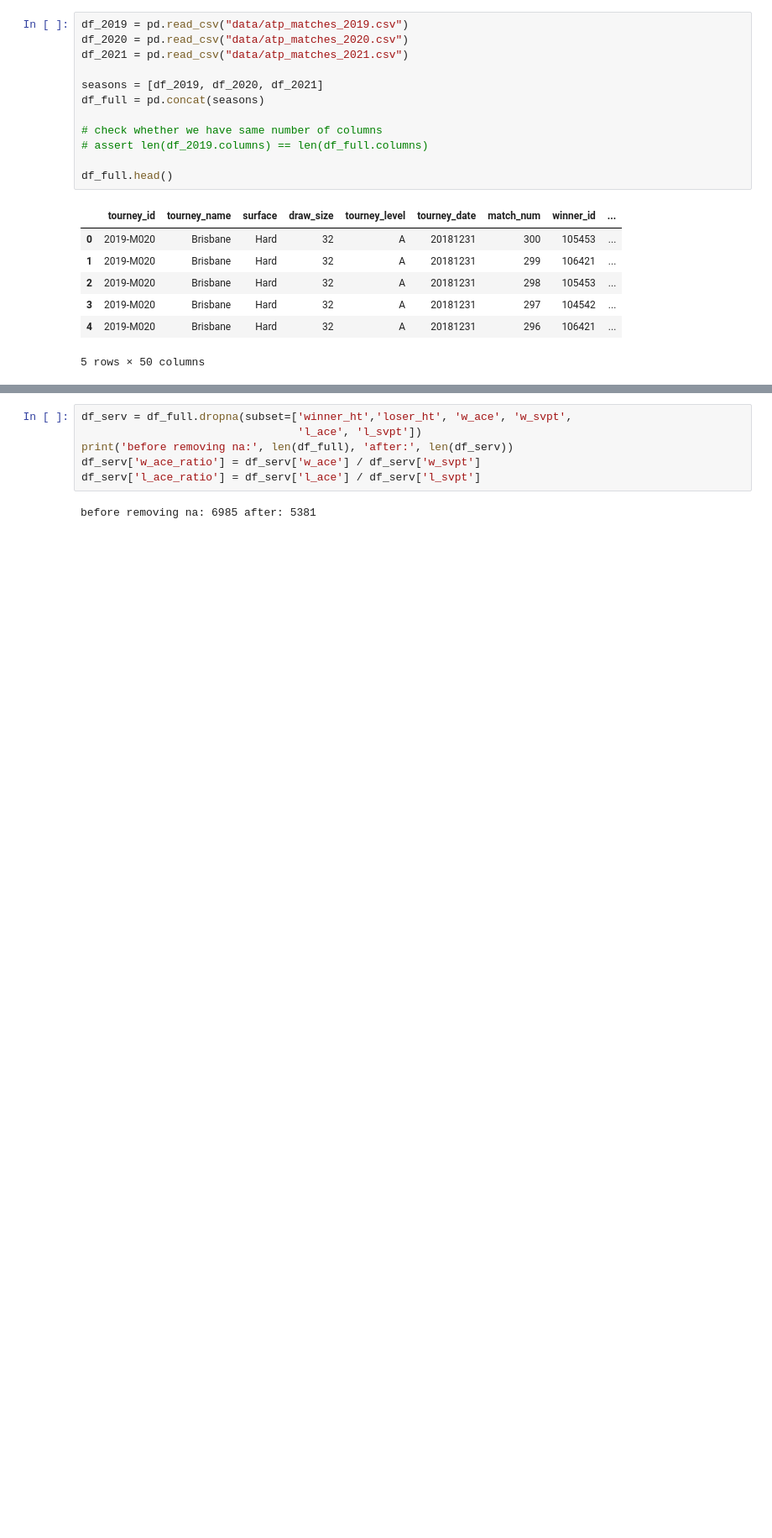
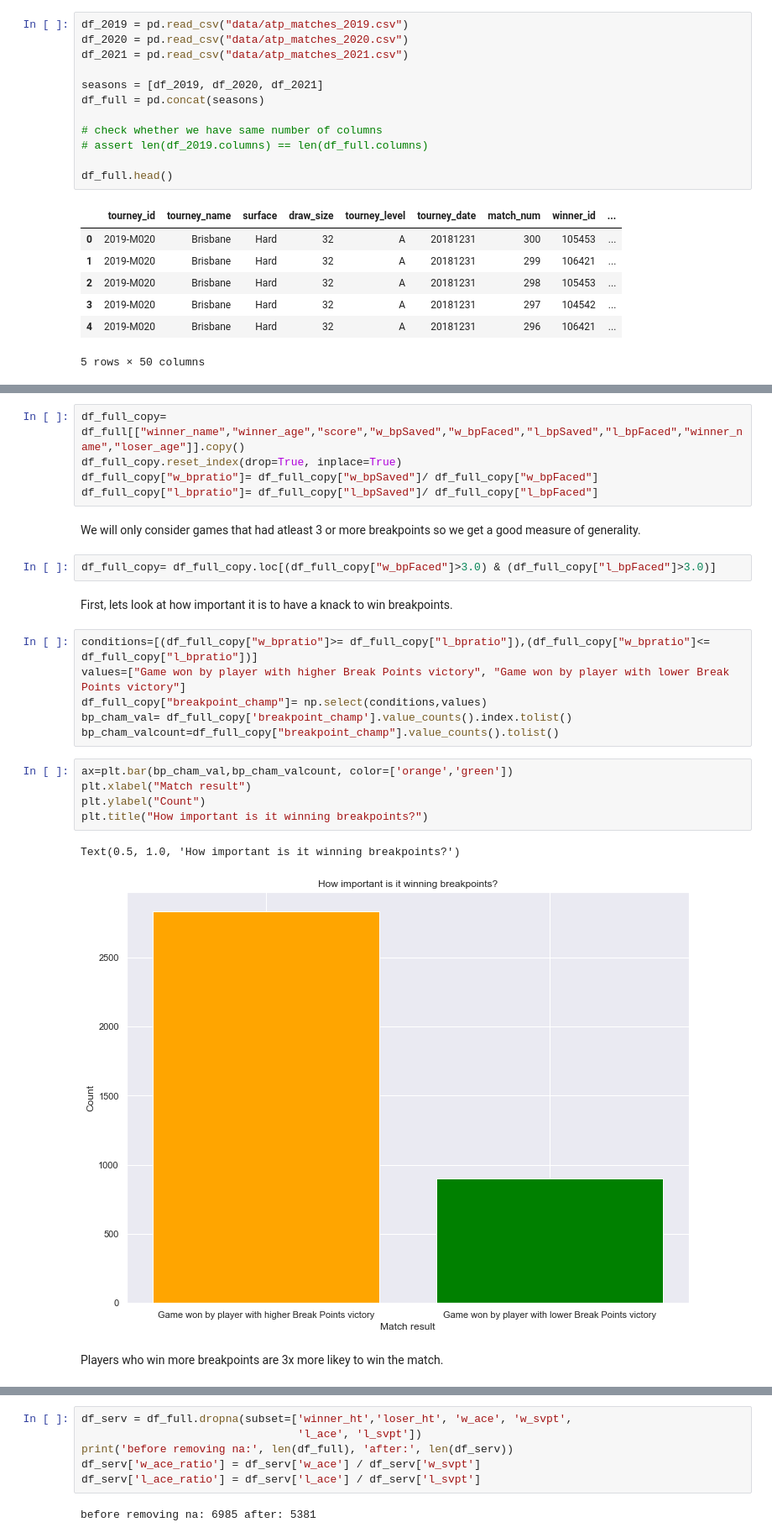
Before and after one commit to BorisBorisov33/Data-Analysis-Group-Project, a Jupyter notebook: analysis.ipynb, the cells around one changed output, grey strips where cells are left out. Shown at 84% size. Drawn from its saved outputs; the diff is of its cells as text; blank space fills up the shorter version.

```diff
--- a/analysis.ipynb
+++ b/analysis.ipynb
@@ -40,0 +45,27 @@ df_full.head()
+# %%
+df_full_copy= df_full[["winner_name","winner_age","score","w_bpSaved","w_bpFaced","l_bpSaved","l_bpFaced","winner_name","loser_age"]].copy()
+df_full_copy.reset_index(drop=True, inplace=True)
+df_full_copy["w_bpratio"]= df_full_copy["w_bpSaved"]/ df_full_copy["w_bpFaced"]
+df_full_copy["l_bpratio"]= df_full_copy["l_bpSaved"]/ df_full_copy["l_bpFaced"]
+# %% [markdown]
+We will only consider games that had atleast 3 or more breakpoints so we get a good measure of generality.
+# %%
+df_full_copy= df_full_copy.loc[(df_full_copy["w_bpFaced"]>3.0) & (df_full_copy["l_bpFaced"]>3.0)]
+# %% [markdown]
+First, lets look at how important it is to have a knack to win breakpoints.
+# %%
+conditions=[(df_full_copy["w_bpratio"]>= df_full_copy["l_bpratio"]),(df_full_copy["w_bpratio"]<= df_full_copy["l_bpratio"])]
+values=["Game won by player with higher Break Points victory", "Game won by player with lower Break Points victory"]
+df_full_copy["breakpoint_champ"]= np.select(conditions,values)
+bp_cham_val= df_full_copy['breakpoint_champ'].value_counts().index.tolist()
+bp_cham_valcount=df_full_copy["breakpoint_champ"].value_counts().tolist()
+# %%
+ax=plt.bar(bp_cham_val,bp_cham_valcount, color=['orange','green'])
+plt.xlabel("Match result")
+plt.ylabel("Count")
+plt.title("How important is it winning breakpoints?")
+# %% [output]
+Text(0.5, 1.0, 'How important is it winning breakpoints?')
+[figure, added]
+# %% [markdown]
+Players who win more breakpoints are 3x more likey to win the match.
```
Also changed, not shown: parts of 43 cells of this notebook, 1 other file.
